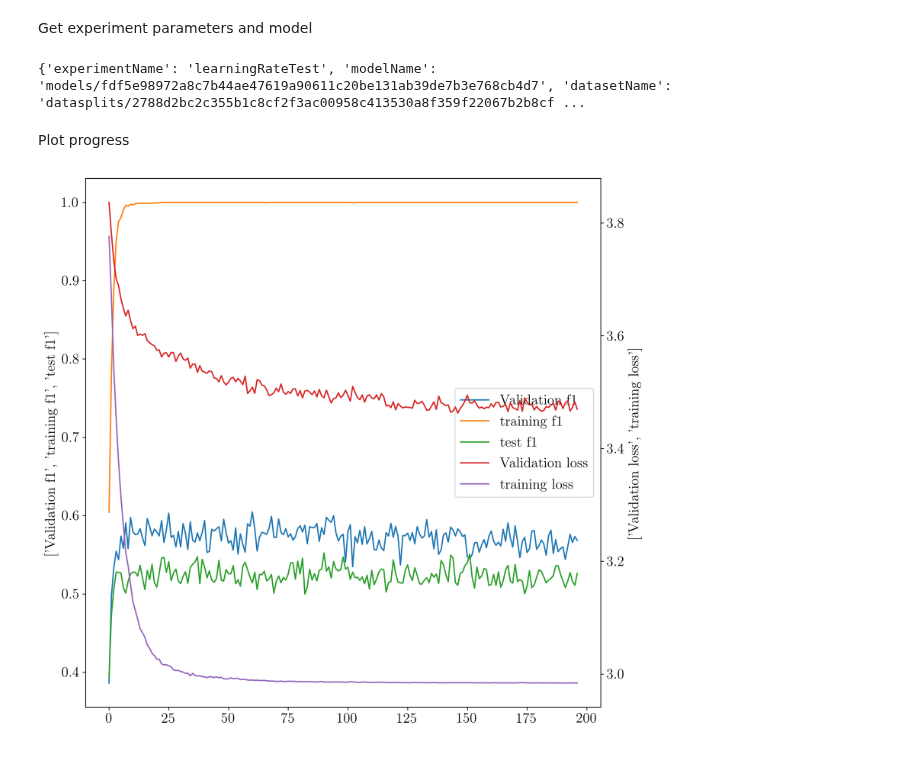
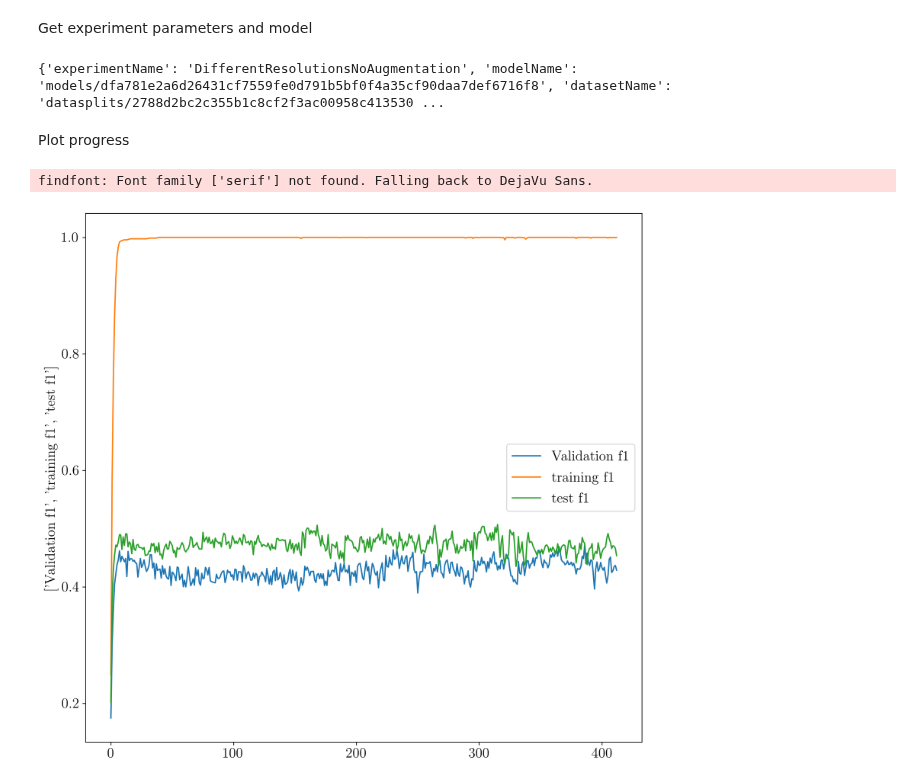
Before and after one commit to elhamod/HGNN, a Jupyter notebook: HGNN/analyse/Analyze trial.ipynb, the cells around one changed output. Saved outputs shown, nothing was run; the diff lists cells and outputs as text; code cells hidden in the pictures.

```diff
--- a/HGNN/analyse/Analyze trial.ipynb
+++ b/HGNN/analyse/Analyze trial.ipynb
@@ -20,17 +20,17 @@ Parameters
 # %%
 experimentsPath="/home/elhamod/HGNN/experiments/"
 dataPath="/data/BGNN_data/"
-experimentName="learningRateDecay"
-trial_hash="fdf5e98972a8c7b44ae47619a90611c20be131ab39de7b3e768cb4d7"
+experimentName="DifferentResolutionsNoAugmentation"
+trial_hash="dfa781e2a6d26431cf7559fe0d791b5bf0f4a35cf90daa7def6716f8"
 
 cuda=6
 
 plotsToDisplay= [{
     'validation_fine_f1': {"label":"Validation f1" ,"secondary":False},
-    'validation_loss': {"label":"Validation loss","secondary":True},
+#     'validation_loss': {"label":"Validation loss","secondary":True},
     'training_fine_f1': {"label":"training f1" ,"secondary":False},
     'test_fine_f1': {"label":"test f1" ,"secondary":False},
-    'training_loss': {"label":"training loss","secondary":True}
+#     'training_loss': {"label":"training loss","secondary":True}
 }]
 # %% [markdown]
 Cuda
@@ -78,38 +78,43 @@ trialName = os.path.join(experimentPathAndName, modelName)
 # get stats
 df = pd.read_csv(os.path.join(trialName, 'stats.csv'))
 # %% [output]
-{'experimentName': 'learningRateTest', 'modelName': 'models/fdf5e98972a8c7b44ae47619a90611c20be131ab39de7b3e768cb4d7', 'datasetName': 'datasplits/2788d2bc2c355b1c8cf2f3ac00958c413530a8f359f22067b2b8cf ...
+{'experimentName': 'DifferentResolutionsNoAugmentation', 'modelName': 'models/dfa781e2a6d26431cf7559fe0d791b5bf0f4a35cf90daa7def6716f8', 'datasetName': 'datasplits/2788d2bc2c355b1c8cf2f3ac00958c413530 ...
 # %% [markdown]
 Plot progress
 # %%
 for plotToDisplay in plotsToDisplay:
     fig,ax = plt.subplots(figsize=(10, 10))
 
     for key in plotToDisplay:
         df = df.rename(columns={key: plotToDisplay[key]['label']})
 
 
     y_primary=[]
     y_secondary=[]
     for key in plotToDisplay:
         if plotToDisplay[key]["secondary"]:
             y_secondary.append(key) #
         else:
             y_primary.append(key)
 
     y_primary_labels = list(map(lambda x: plotToDisplay[x]["label"], y_primary))
     y_secondary_labels = list(map(lambda x: plotToDisplay[x]["label"], y_secondary))
     df_cleaned = df[(y_secondary_labels + y_primary_labels)]
 
-    df_cleaned.plot(ax=ax, y=y_primary_labels)
-    df_cleaned.plot(ax=ax, y=y_secondary_labels, secondary_y=True)
-    ax.set_ylabel(str(y_primary_labels))
-    ax.right_ax.set_ylabel(str(y_secondary_labels))
+    lines = []
+    if len(y_primary_labels) > 0:
+        df_cleaned.plot(ax=ax, y=y_primary_labels)
+        ax.set_ylabel(str(y_primary_labels))
+        lines = ax.get_lines()
+    if len(y_secondary_labels) > 0:
+        df_cleaned.plot(ax=ax, y=y_secondary_labels, secondary_y=True)
+        ax.right_ax.set_ylabel(str(y_secondary_labels))
+        lines = lines+ ax.right_ax.get_lines()
 
-    lines = ax.get_lines() + ax.right_ax.get_lines()
     ax.legend(lines, [l.get_label() for l in lines], loc='center right')
 
 plt.tight_layout(rect=[0, 0.03, 1, 0.95])
 fig.savefig(os.path.join(trialName, 'training_plot_'+hashlib.sha224(str(plotsToDisplay).encode('utf-8')).hexdigest()+'.jpg'))
 # %% [output]
+findfont: Font family ['serif'] not found. Falling back to DejaVu Sans.
-[figure, old version]
+[figure, new version]
```
Also changed, not shown: parts of 1 cell of this notebook, 3 other files.
